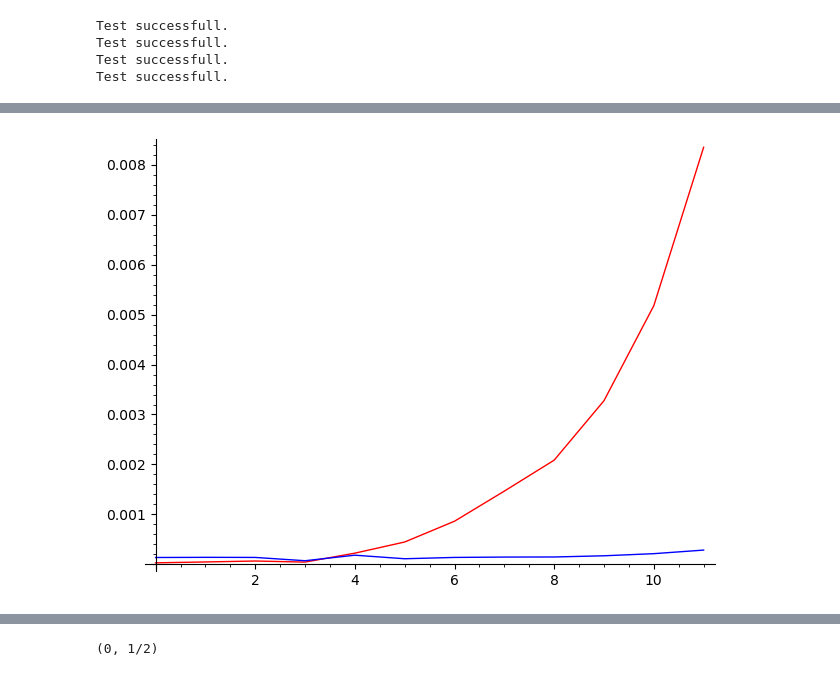
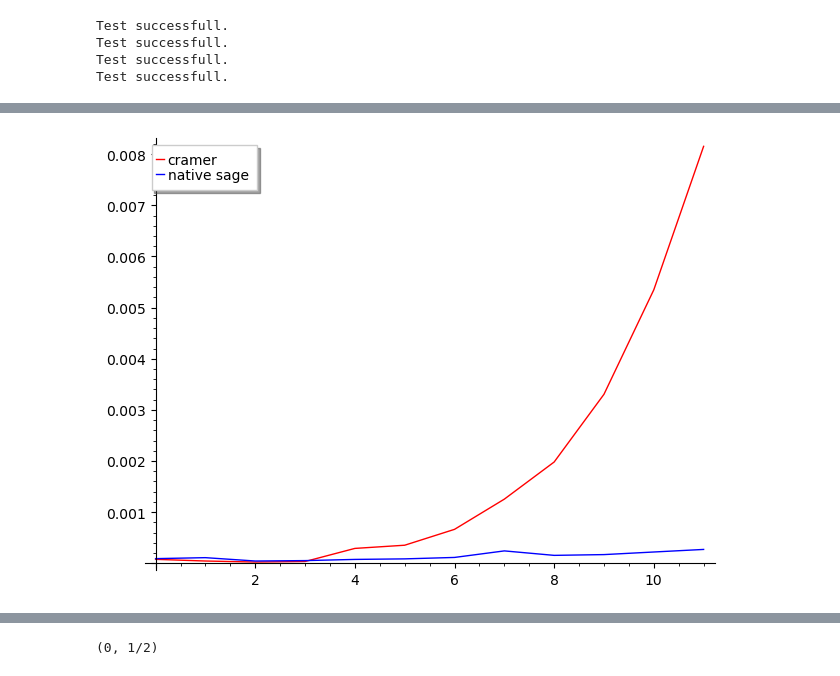
Before and after one commit to matematiflo/CompAssistedMath2024, a Jupyter notebook: Sage/StudentProjects/Lukas-Florian/Cramers_Rule.ipynb, the cells around one changed output, grey strips where cells are left out. Cells and saved outputs as stored; diff of their text form; code cells hidden in the pictures.

```diff
--- a/Sage/StudentProjects/Lukas-Florian/Cramers_Rule.ipynb
+++ b/Sage/StudentProjects/Lukas-Florian/Cramers_Rule.ipynb
@@ -114,0 +122,21 @@ Interactive function <function _ at 0x...> with 2 widgets
+# %%
+e1 = vector([1, 0])
+e2 = vector([0, 1])
+
+x = inputA.solve_right(inputb)
+
+p = arrow2d([0, 0], e1, color='red', legend_label='e1') + arrow2d([0, 0], e2, color='blue', legend_label='e2') + arrow2d([0, 0], x, color='black', legend_label='x')
+
+if x != None:
+    area1 = polygon([[0, 0], e1, e1 + x, x], color='#fabab9')
+    area2 = polygon([[0, 0], e2, e2 + x, x], color='#9ea9ff')
+
+    line1 = line([[x[0], 0], x], linestyle='dashed', color='black')
+    line2 = line([[0, x[1]], x], linestyle='dashed', color='black')
+
+    text1 = text(r'$x_2$', e1 + (x - e1) / 2, fontsize=14, color='red', horizontal_alignment='center')
+    text2 = text(r'$x_1$', e2 + (x - e2) / 2, fontsize=14, color='blue', horizontal_alignment='center')
+
+    p = area1 + area2 + line1 + line2 + text1 + text2 + p
+
+show(plot(p))
@@ -249,35 +331,35 @@ import time
 
 t_cramer = []
 t_standart = []
 
 avg = 16
 
 for i in range(12):
     M = random_matrix(RR, i, i)
     b = random_vector(i)
 
     t = 0
 
     for j in range(avg):
         start = time.time()
         cramer(M, b)
         end = time.time()
         t += end - start
 
     t_cramer.append(t / avg)
     t = 0
 
     for j in range(avg):
         start = time.time()
         M.solve_right(b)
         end = time.time()
         t += end - start
 
     t_standart.append(t / avg)
 
-show(list_plot(t_cramer, plotjoined=True, color="red") + list_plot(t_standart, plotjoined=True))
+show(list_plot(t_cramer, plotjoined=True, color="red", legend_label='cramer') + list_plot(t_standart, plotjoined=True, legend_label='native sage'))
 # %% [output]
-[figure, old version]
+[figure, new version]
 # %% [markdown]
 
 ---
```
Also changed, not shown: parts of 17 cells of this notebook.
